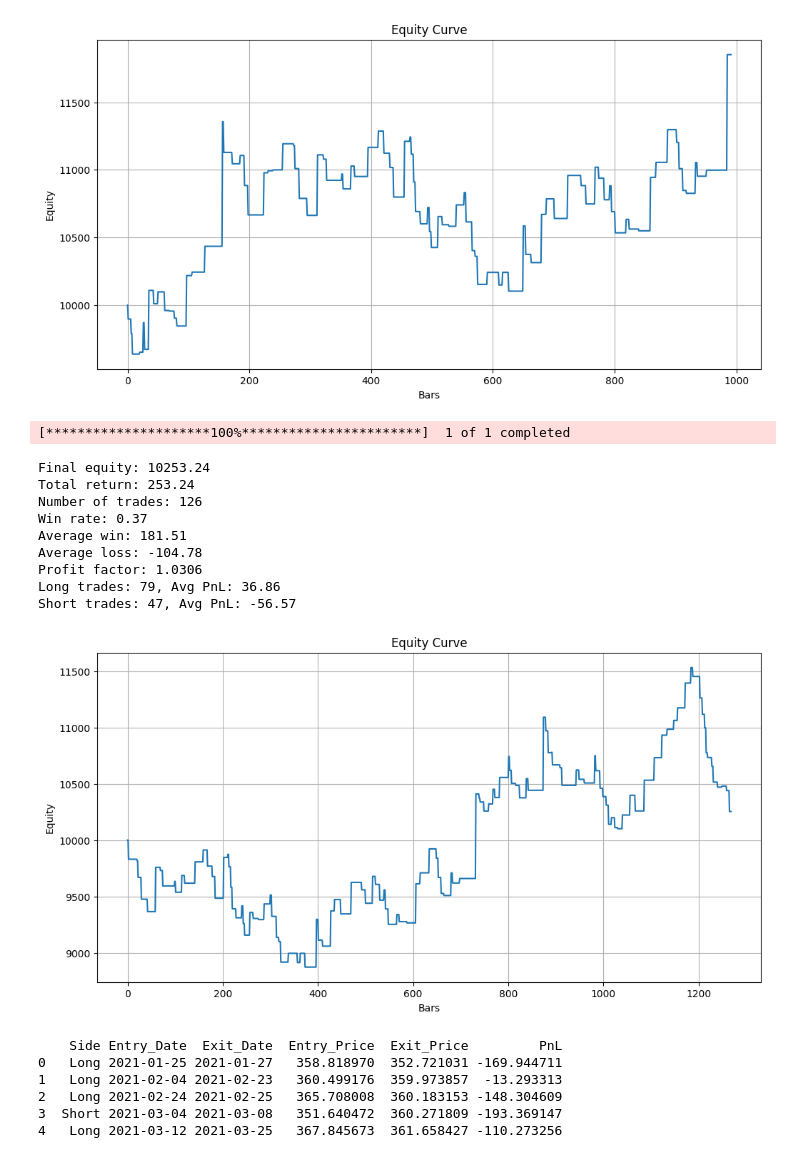
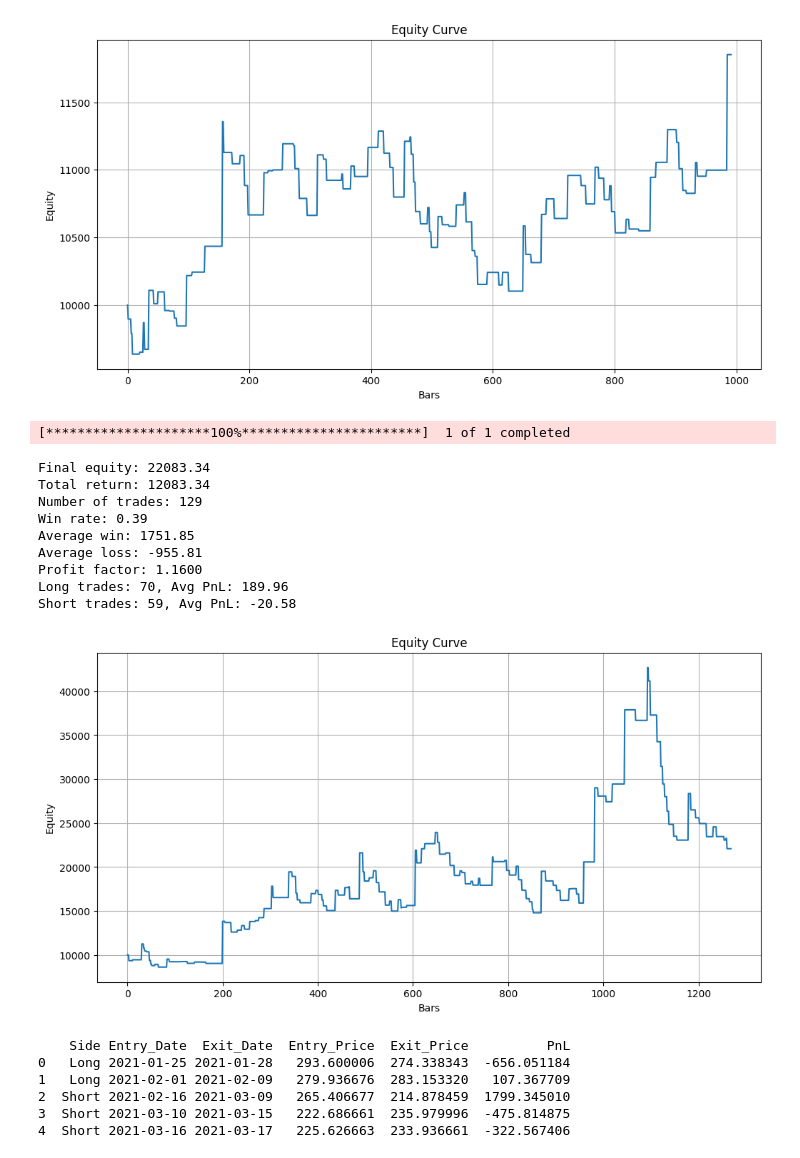
Before and after one commit to cokitodr/TradingBot, a Jupyter notebook: Tradingbot.ipynb, the cells around one changed output. Drawn from its saved outputs; the diff is of its cells as text; code cells hidden in the pictures.

```diff
--- a/Tradingbot.ipynb
+++ b/Tradingbot.ipynb
@@ -2476,7 +2476,7 @@ import yfinance as yf
 # DOWNLOAD DATA (NO API KEY)
 # =============================
 
-symbol = "SPY"
+symbol = "TSLA"
 data = yf.download(symbol, start="2021-01-01", auto_adjust=True)
 
 # =============================
@@ -2714,46 +2714,46 @@ print(f"Win rate: {win_rate:.2f}")
 print(f"Average win: {wins.mean() if len(wins)>0 else 0:.2f}")
 print(f"Average loss: {losses.mean() if len(losses)>0 else 0:.2f}")
 print(f"Profit factor: {profit_factor:.4f}")
 
 if len(long_pnls) > 0:
     print(f"Long trades: {len(long_pnls)}, Avg PnL: {np.mean(long_pnls):.2f}")
 
 if len(short_pnls) > 0:
     print(f"Short trades: {len(short_pnls)}, Avg PnL: {np.mean(short_pnls):.2f}")
 
 # =============================
 # EQUITY CURVE
 # =============================
 
 plt.figure(figsize=(12,6))
 plt.plot(capital_curve)
 plt.title("Equity Curve")
 plt.xlabel("Bars")
 plt.ylabel("Equity")
 plt.grid(True)
 plt.show()
 
 # =============================
 # TRADE LOG DATAFRAME
 # =============================
 
 trade_df = pd.DataFrame(trade_log)
 print(trade_df.head())
 # %% [output]
 [*********************100%***********************]  1 of 1 completed
-Final equity: 10253.24
-Total return: 253.24
-Number of trades: 126
-Win rate: 0.37
-Average win: 181.51
-Average loss: -104.78
-Profit factor: 1.0306
-Long trades: 79, Avg PnL: 36.86
-Short trades: 47, Avg PnL: -56.57
+Final equity: 22083.34
+Total return: 12083.34
+Number of trades: 129
+Win rate: 0.39
+Average win: 1751.85
+Average loss: -955.81
+Profit factor: 1.1600
+Long trades: 70, Avg PnL: 189.96
+Short trades: 59, Avg PnL: -20.58
-[figure, old version]
+[figure, new version]
-    Side Entry_Date  Exit_Date  Entry_Price  Exit_Price         PnL
-0   Long 2021-01-25 2021-01-27   358.818970  352.721031 -169.944711
-1   Long 2021-02-04 2021-02-23   360.499176  359.973857  -13.293313
-2   Long 2021-02-24 2021-02-25   365.708008  360.183153 -148.304609
-3  Short 2021-03-04 2021-03-08   351.640472  360.271809 -193.369147
-4   Long 2021-03-12 2021-03-25   367.845673  361.658427 -110.273256
+    Side Entry_Date  Exit_Date  Entry_Price  Exit_Price          PnL
+0   Long 2021-01-25 2021-01-28   293.600006  274.338343  -656.051184
+1   Long 2021-02-01 2021-02-09   279.936676  283.153320   107.367709
+2  Short 2021-02-16 2021-03-09   265.406677  214.878459  1799.345010
+3  Short 2021-03-10 2021-03-15   222.686661  235.979996  -475.814875
+4  Short 2021-03-16 2021-03-17   225.626663  233.936661  -322.567406
```
Also changed, not shown: parts of 7 cells of this notebook.
